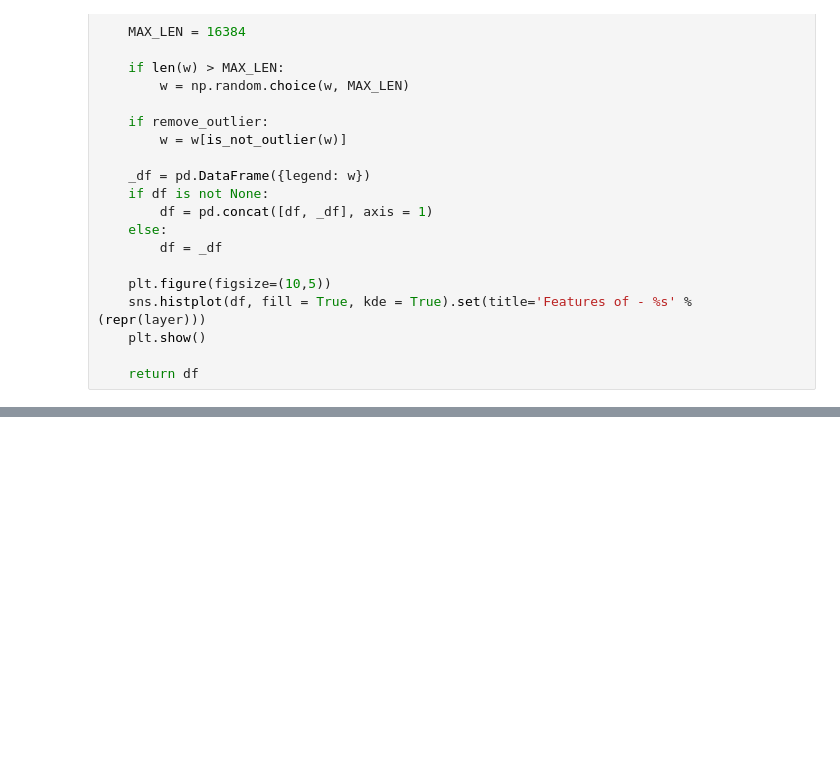
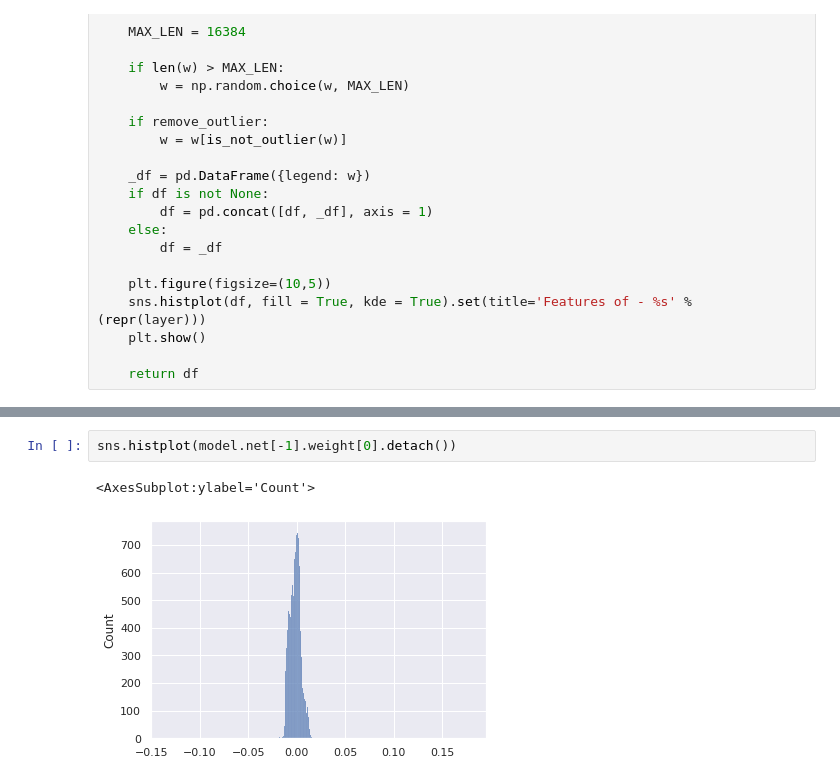
Before and after one commit to betairylia/Active-learning-features, a Jupyter notebook: PretrainTask.ipynb, the cells around one changed output, grey strips where cells are left out. Cells and saved outputs as stored; diff of their text form; blank space fills up the shorter version.

```diff
--- a/PretrainTask.ipynb
+++ b/PretrainTask.ipynb
@@ -246,0 +322,5 @@ VisualizeFeatures(model.encoder[0], "Trained", df = vis)
+# %%
+sns.histplot(model.net[-1].weight[0].detach())
+# %% [output]
+<AxesSubplot:ylabel='Count'>
+[figure, added]
```
Also changed, not shown: parts of 6 cells of this notebook, 9 other files.
